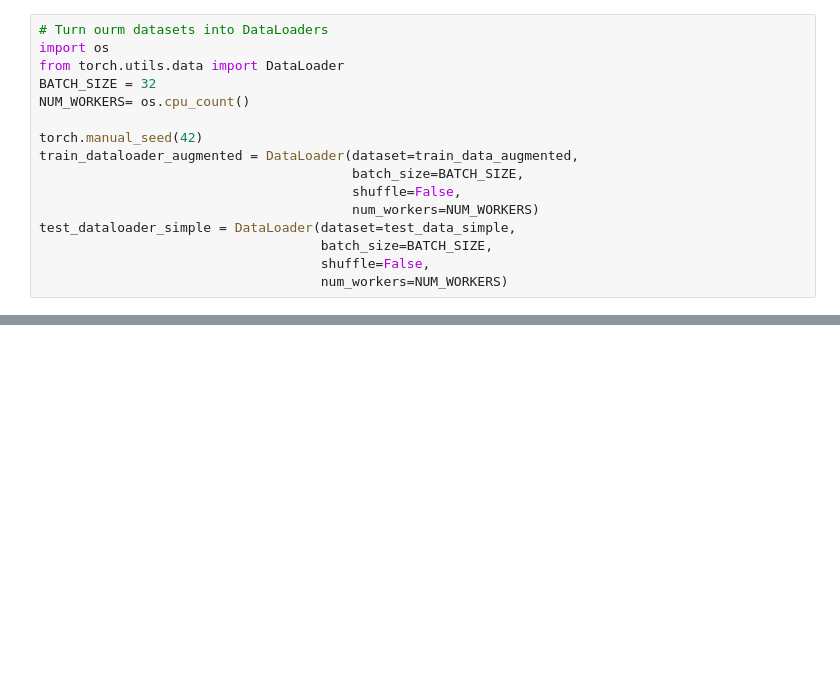
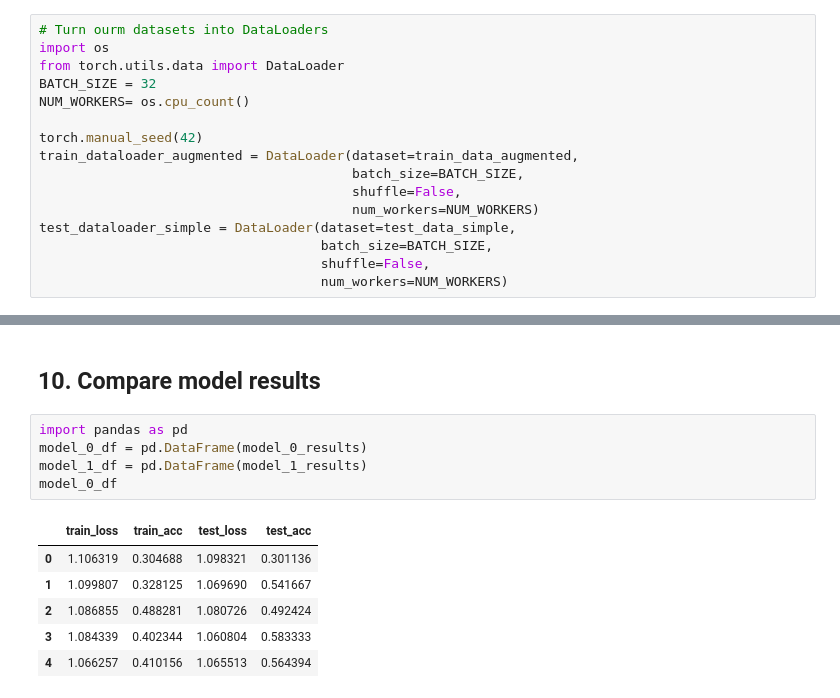
Before and after one commit to EduardoLawson1/Pytorch-Practice, a Jupyter notebook: Pytorch Custom Datasets/Pytorch_Custom_Datasets.ipynb, the cells around one changed output, grey strips where cells are left out. Drawn from its saved outputs; the diff is of its cells as text; blank space fills up the shorter version.

```diff
--- a/Pytorch Custom Datasets/Pytorch_Custom_Datasets.ipynb
+++ b/Pytorch Custom Datasets/Pytorch_Custom_Datasets.ipynb
@@ -1084,0 +1156,14 @@ test_dataloader_simple = DataLoader(dataset=test_data_simple,
+# %% [markdown]
+## 10. Compare model results
+# %%
+import pandas as pd
+model_0_df = pd.DataFrame(model_0_results)
+model_1_df = pd.DataFrame(model_1_results)
+model_0_df
+# %% [output]
+|  | train_loss | train_acc | test_loss | test_acc |
+| 0 | 1.106319 | 0.304688 | 1.098321 | 0.301136 |
+| 1 | 1.099807 | 0.328125 | 1.069690 | 0.541667 |
+| 2 | 1.086855 | 0.488281 | 1.080726 | 0.492424 |
+| 3 | 1.084339 | 0.402344 | 1.060804 | 0.583333 |
+| 4 | 1.066257 | 0.410156 | 1.065513 | 0.564394 |
```
Also changed, not shown: parts of 20 cells of this notebook.
